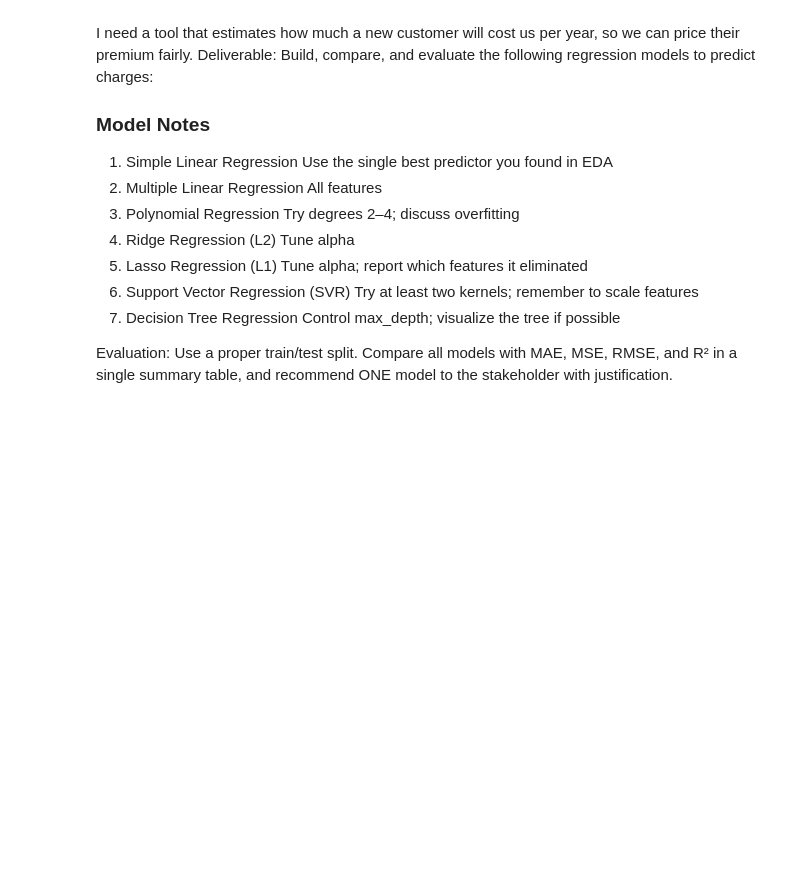
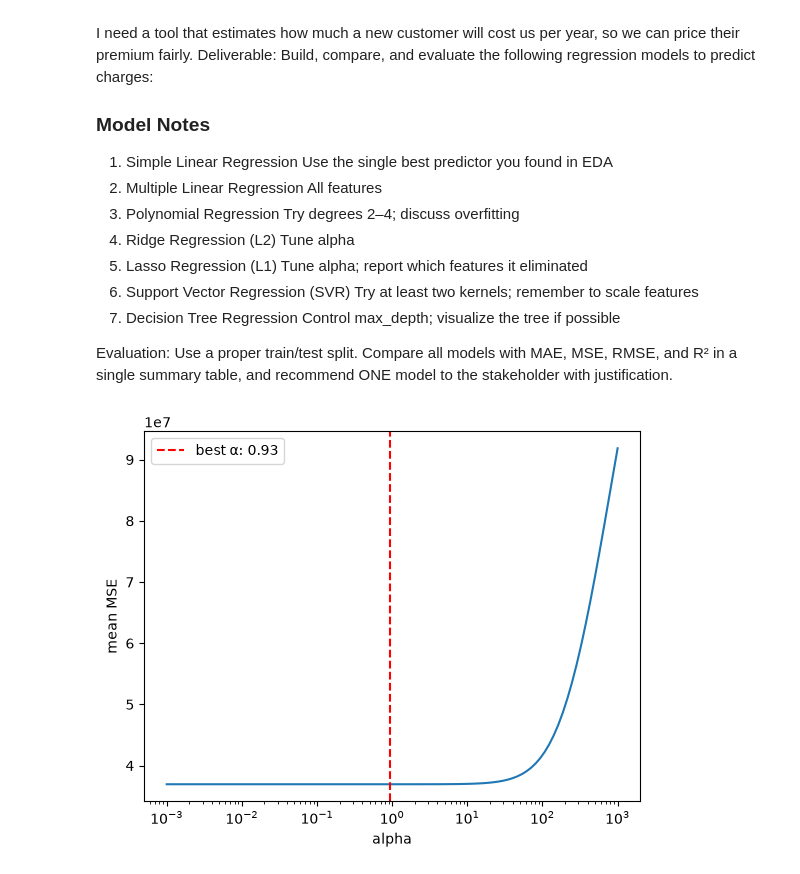
Before and after one commit to emarkow1/EECE-5644-miniproject-02, a Jupyter notebook: miniproject02.ipynb, the cells around one changed output. Saved outputs shown, nothing was run; the diff lists cells and outputs as text; code cells hidden in the pictures; blank space fills up the shorter version.

Commit message:
added polynomial, ridge, lasso

```diff
--- a/miniproject02.ipynb
+++ b/miniproject02.ipynb
@@ -150,0 +222,45 @@ summary table, and recommend ONE model to the stakeholder with justification.
+# %%
+model3_4 = make_pipeline(
+    preprocessor,
+    PolynomialFeatures(degree=4),
+    LinearRegression()
+)
+
+model3_4.fit(X_train,y_train)
+y3_4_pred = model3_4.predict(X_test)
+
+req2_results['Degree 4 Polynomial'] = {
+    'r2': r2_score(y_test, y3_4_pred),
+    'MAE': mean_absolute_error(y_test, y3_4_pred),
+    'MSE': mean_squared_error(y_test, y3_4_pred),
+    'RMSE': root_mean_squared_error(y_test, y3_4_pred)
+}
+# %%
+model4 = make_pipeline(
+    preprocessor,
+    RidgeCV(
+        alphas=np.logspace(-3,3,100),
+        store_cv_results=True
+    )
+)
+
+model4.fit(X_train,y_train)
+y4_pred = model4.predict(X_test)
+
+req2_results['Ridge Regression'] = {
+    'r2': r2_score(y_test, y4_pred),
+    'MAE': mean_absolute_error(y_test, y4_pred),
+    'MSE': mean_squared_error(y_test, y4_pred),
+    'RMSE': root_mean_squared_error(y_test, y4_pred)
+}
+# %%
+ridge = model4.named_steps['ridgecv']
+
+plt.Figure()
+plt.plot(ridge.alphas, ridge.cv_results_.mean(axis=0))
+plt.axvline(ridge.alpha_, color="r", ls="--", label=f'best ⍺: {ridge.alpha_:.2f}')
+plt.xscale("log")
+plt.xlabel("alpha"); plt.ylabel("mean MSE"); plt.legend()
+plt.show()
+# %% [output]
+[figure, added]
```
Also changed, not shown: parts of 10 cells of this notebook.
